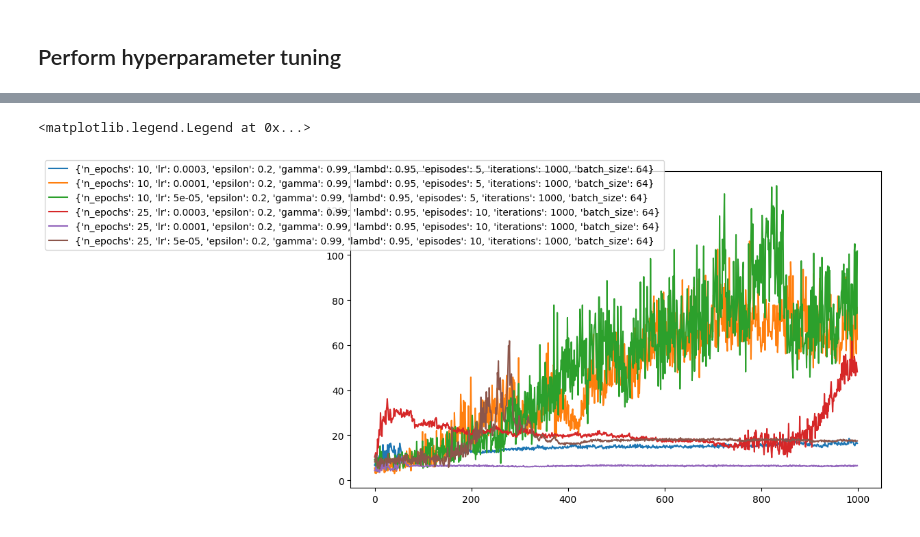
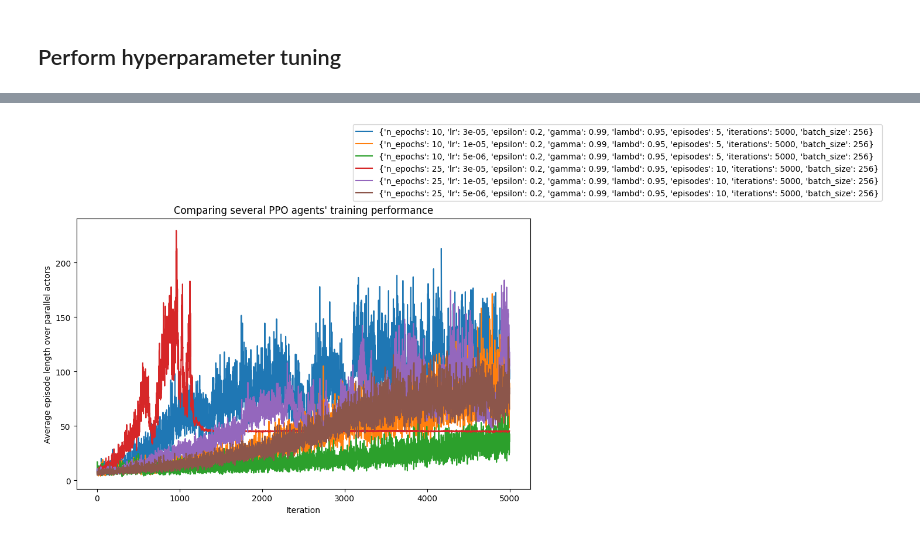
Before and after one commit to RunarFosse/INF368A-Problems, a Jupyter notebook: Final Project/Part 3/Part_3.ipynb, the cells around one changed output, grey strips where cells are left out. Drawn from its saved outputs; the diff is of its cells as text; code cells hidden in the pictures.

```diff
--- a/Final Project/Part 3/Part_3.ipynb
+++ b/Final Project/Part 3/Part_3.ipynb
@@ -135,12 +135,12 @@ def train(n_epochs, lr, gamma, lambd, epsilon, episodes, iterations, batch_size)
 # %%
 
 hyperparameters = [
-    {"n_epochs": 10, "lr": 0.0003, "epsilon": 0.2, "gamma": 0.99, "lambd": 0.95, "episodes": 5, "iterations": 5000, "batch_size": 64 },
-    {"n_epochs": 10, "lr": 0.0001, "epsilon": 0.2, "gamma": 0.99, "lambd": 0.95, "episodes": 5, "iterations": 5000, "batch_size": 64 },
-    {"n_epochs": 10, "lr": 0.00005, "epsilon": 0.2, "gamma": 0.99, "lambd": 0.95, "episodes": 5, "iterations": 5000, "batch_size": 64 },
-    {"n_epochs": 25, "lr": 0.0003, "epsilon": 0.2, "gamma": 0.99, "lambd": 0.95, "episodes": 10, "iterations": 5000, "batch_size": 64 },
-    {"n_epochs": 25, "lr": 0.0001, "epsilon": 0.2, "gamma": 0.99, "lambd": 0.95, "episodes": 10, "iterations": 5000, "batch_size": 64 },
-    {"n_epochs": 25, "lr": 0.00005, "epsilon": 0.2, "gamma": 0.99, "lambd": 0.95, "episodes": 10, "iterations": 5000, "batch_size": 64 },
+    {"n_epochs": 10, "lr": 0.00003, "epsilon": 0.2, "gamma": 0.99, "lambd": 0.95, "episodes": 5, "iterations": 5000, "batch_size": 256 },
+    {"n_epochs": 10, "lr": 0.00001, "epsilon": 0.2, "gamma": 0.99, "lambd": 0.95, "episodes": 5, "iterations": 5000, "batch_size": 256 },
+    {"n_epochs": 10, "lr": 0.000005, "epsilon": 0.2, "gamma": 0.99, "lambd": 0.95, "episodes": 5, "iterations": 5000, "batch_size": 256 },
+    {"n_epochs": 25, "lr": 0.00003, "epsilon": 0.2, "gamma": 0.99, "lambd": 0.95, "episodes": 10, "iterations": 5000, "batch_size": 256 },
+    {"n_epochs": 25, "lr": 0.00001, "epsilon": 0.2, "gamma": 0.99, "lambd": 0.95, "episodes": 10, "iterations": 5000, "batch_size": 256 },
+    {"n_epochs": 25, "lr": 0.000005, "epsilon": 0.2, "gamma": 0.99, "lambd": 0.95, "episodes": 10, "iterations": 5000, "batch_size": 256 },
 ]
 
 performances = []
@@ -156,8 +167,11 @@ Iteration: 0
 # %%
 figure = plt.figure(figsize=(10, 6))
 for i, performance in enumerate(performances):
     plt.plot(np.arange(len(performance)), performance, label=str(hyperparameters[i]))
+plt.title("Comparing several PPO agents' training performance")
+plt.ylabel("Average episode length over parallel actors")
+plt.xlabel("Iteration")
 plt.legend(bbox_to_anchor=(0.6, 1.05))
+plt.show()
 # %% [output]
-<matplotlib.legend.Legend at 0x...>
-[figure, old version]
+[figure, new version]
```
Also changed, not shown: parts of 1 cell of this notebook, 22 other files.
